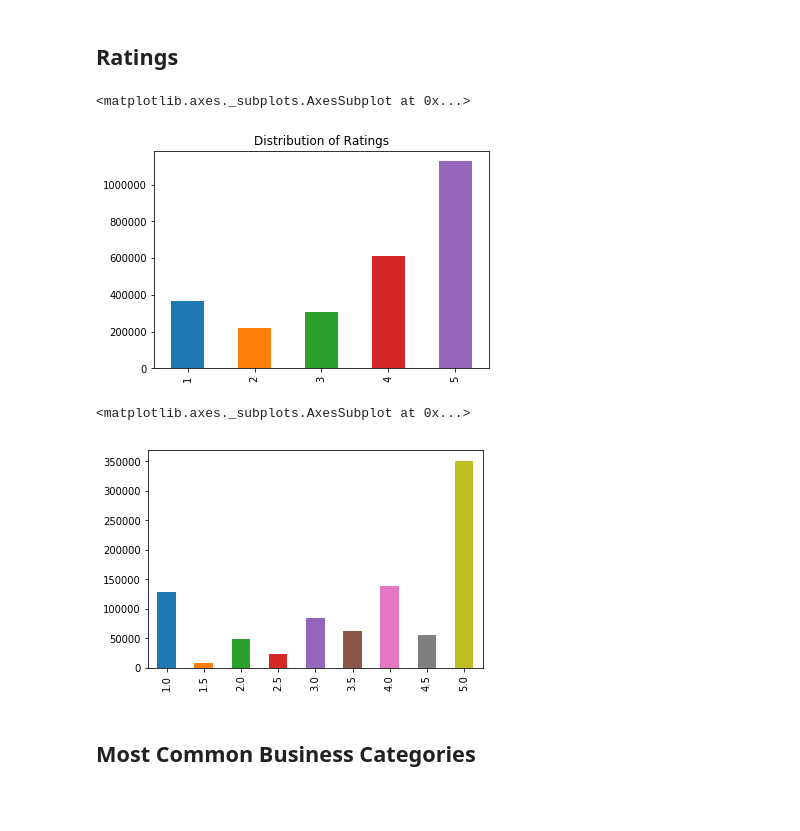
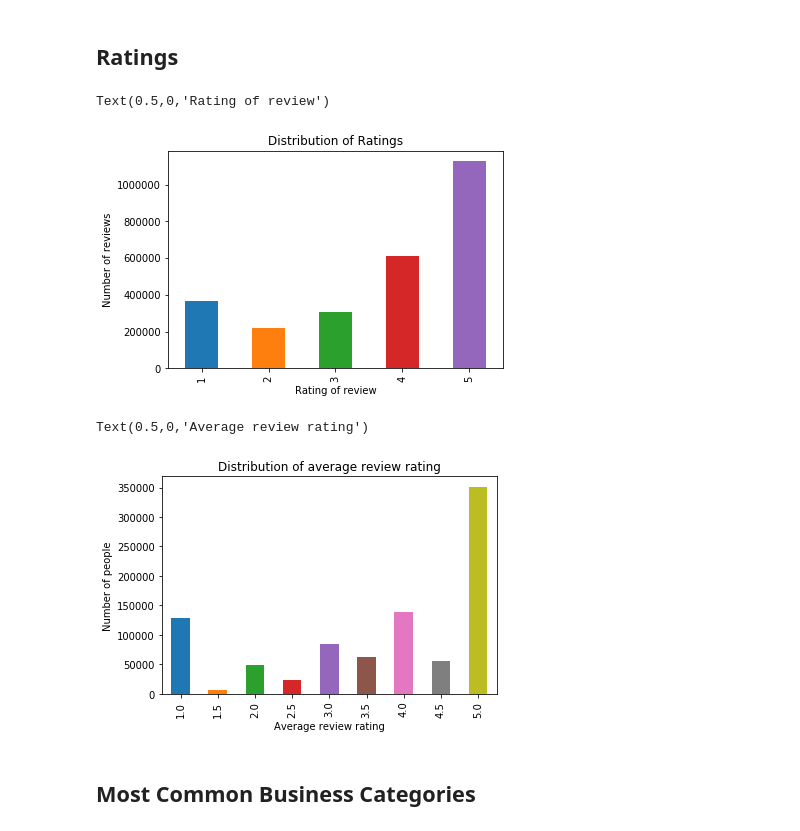
Before and after one commit to saravrajavelu/Yelp-Recommendation, a Jupyter notebook: Yelp.ipynb, the cells around one changed output. Cells and saved outputs as stored; diff of their text form; code cells hidden in the pictures; blank space fills up the shorter version.

```diff
--- a/Yelp.ipynb
+++ b/Yelp.ipynb
@@ -160,16 +215,21 @@ person_most_reviews
 # %% [markdown]
 ## Ratings
 # %%
-review.stars.value_counts().sort_index().plot(kind = 'bar', title = 'Distribution of Ratings')
+ax = review.stars.value_counts().sort_index().plot(kind = 'bar', title = 'Distribution of Ratings')
+ax.set_ylabel("Number of reviews")
+ax.set_xlabel("Rating of review")
 # %% [output]
-<matplotlib.axes._subplots.AxesSubplot at 0x...>
+Text(0.5,0,'Rating of review')
-[figure, old version]
+[figure, new version]
 # %%
 avg_rating_user = pd.Series(np.round(review[['stars', 'user_id']].groupby('user_id').mean().stars.values * 2) / 2)
-avg_rating_user.value_counts().sort_index().plot(kind = 'bar')
+ax = avg_rating_user.value_counts().sort_index().plot(kind = 'bar', title = 'Distribution of average review rating')
+
+ax.set_ylabel("Number of people")
+ax.set_xlabel("Average review rating")
 # %% [output]
-<matplotlib.axes._subplots.AxesSubplot at 0x...>
+Text(0.5,0,'Average review rating')
-[figure, old version]
+[figure, new version]
 # %% [markdown]
 ## Most Common Business Categories
 # %%
```
Also changed, not shown: parts of 32 cells of this notebook.
